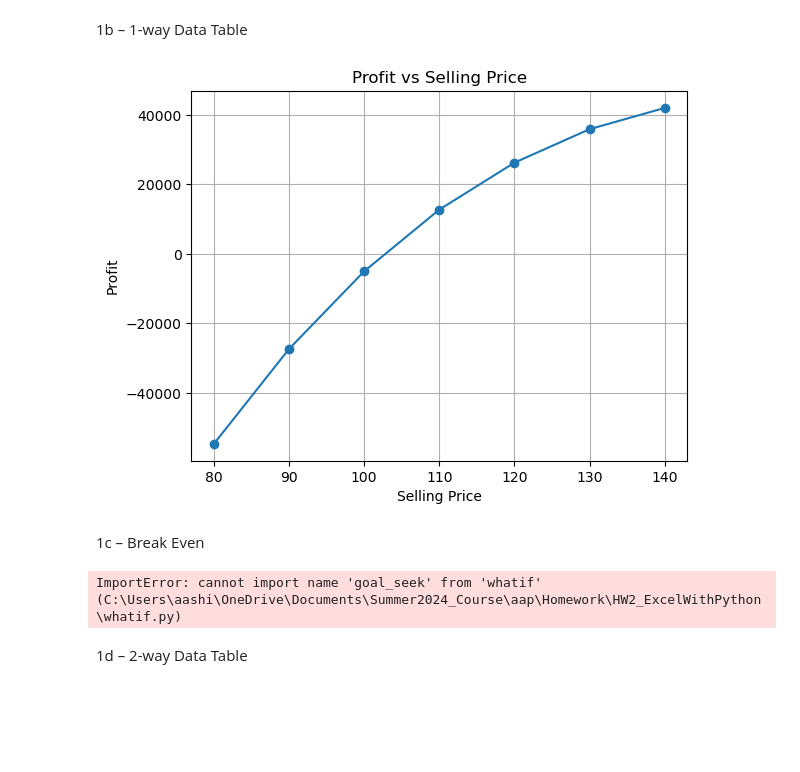
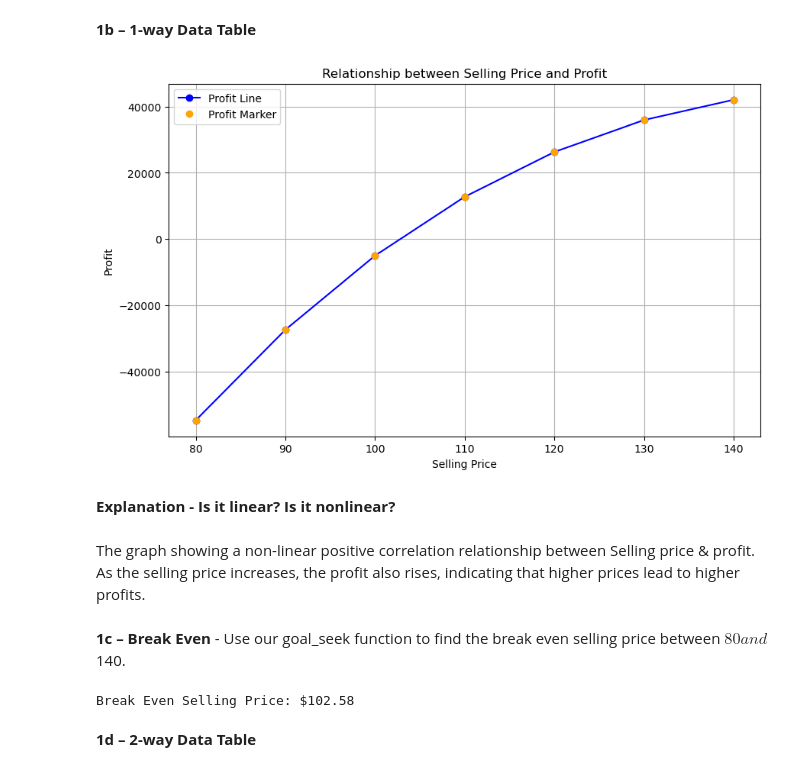
Before and after one commit to ashina07/HW2_ExcelWithPython, a Jupyter notebook: Analysis1_BreakEvenAnalysis.ipynb, the cells around one changed output. Drawn from its saved outputs; the diff is of its cells as text; code cells hidden in the pictures; blank space fills up the shorter version.

```diff
--- a/Analysis1_BreakEvenAnalysis.ipynb
+++ b/Analysis1_BreakEvenAnalysis.ipynb
@@ -33,39 +51,42 @@ Profit: 20027.5
 # %% [markdown]
-1b – 1-way Data Table
+**1b – 1-way Data Table**
-# %%
-import pandas as pd
-import matplotlib.pyplot as plt
-
-def one_way_data_table(model, price_range):
-    data = {'Selling Price': [], 'Profit': []}
-    for price in price_range:
-        model.selling_price = price
-        data['Selling Price'].append(price)
-        data['Profit'].append(model.profit())
-    return pd.DataFrame(data)
-
-# Define selling price range
-price_range = range(80, 141, 10)
-
-# Create one-way data table
-one_way_table = one_way_data_table(base_model, price_range)
-
-# Plotting
-plt.plot(one_way_table['Selling Price'], one_way_table['Profit'], marker='o')
-plt.xlabel('Selling Price')
-plt.ylabel('Profit')
-plt.title('Profit vs Selling Price')
-plt.grid(True)
-plt.show()
-# %% [output]
-[figure, removed]
-# %% [markdown]
-1c – Break Even
-# %%
-from whatif import goal_seek
-break_even_price = goal_seek(base_model, target=0, variable='selling_price', low=80, high=140)
-print("Break-even selling price:", break_even_price)
-# %% [output]
-ImportError: cannot import name 'goal_seek' from 'whatif' (C:\Users\aashi\OneDrive\Documents\Summer2024_Course\aap\Homework\HW2_ExcelWithPython\whatif.py)
+# %%
+# Define the input range for selling price
+selling_prices = list(range(80, 141, 10))
+
+# Define the scenario inputs selling price
+scenario_inputs = {'selling_price': selling_prices}
+
+# Define the outputs
+outputs = ['profit', 'demand']
+
+# Create the one-way data table
+data_table = model.data_table(scenario_inputs, outputs)
+data_table
+
+# Plotting the relationship between selling price and profit
+plt.figure(figsize=(10, 6))
+plt.plot(data_table['selling_price'], data_table['profit'], marker='o', color='blue', linestyle='-', label='Profit Line')
+plt.plot(data_table['selling_price'], data_table['profit'], marker='o', color='orange', linestyle='none', label='Profit Marker')
+plt.xlabel('Selling Price')
+plt.ylabel('Profit')
+plt.title('Relationship between Selling Price and Profit')
+plt.legend()
+plt.grid(True)
+plt.show()
+# %% [output]
+[figure, added]
+# %% [markdown]
+**Explanation - Is it linear? Is it nonlinear?**
+# %% [markdown]
+The graph showing a non-linear positive correlation relationship between Selling price & profit. As the selling price increases, the profit also rises, indicating that higher prices lead to higher profits.
+# %% [markdown]
+**1c – Break Even** - Use our goal_seek function to find the break even selling price between $80 and $140.
+# %%
+# Find the break-even selling price
+break_even_price = model.goal_seek('profit', 0, 'selling_price', 80, 140)
+print(f"Break Even Selling Price: ${break_even_price:.2f}")
+# %% [output]
+Break Even Selling Price: $102.58
 # %% [markdown]
-1d – 2-way Data Table
+**1d – 2-way Data Table**
```
Also changed, not shown: parts of 23 cells of this notebook, 3 other files.
